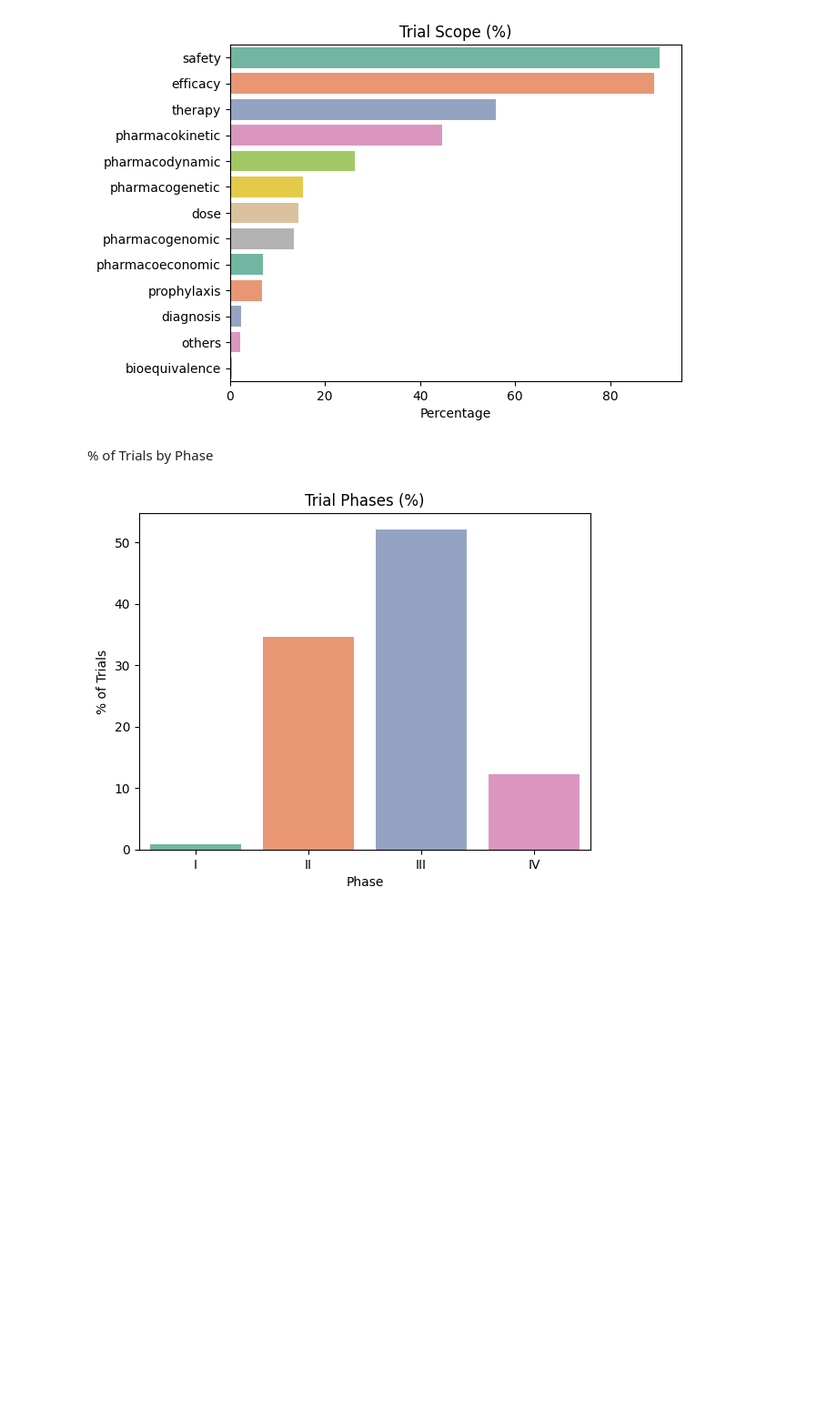
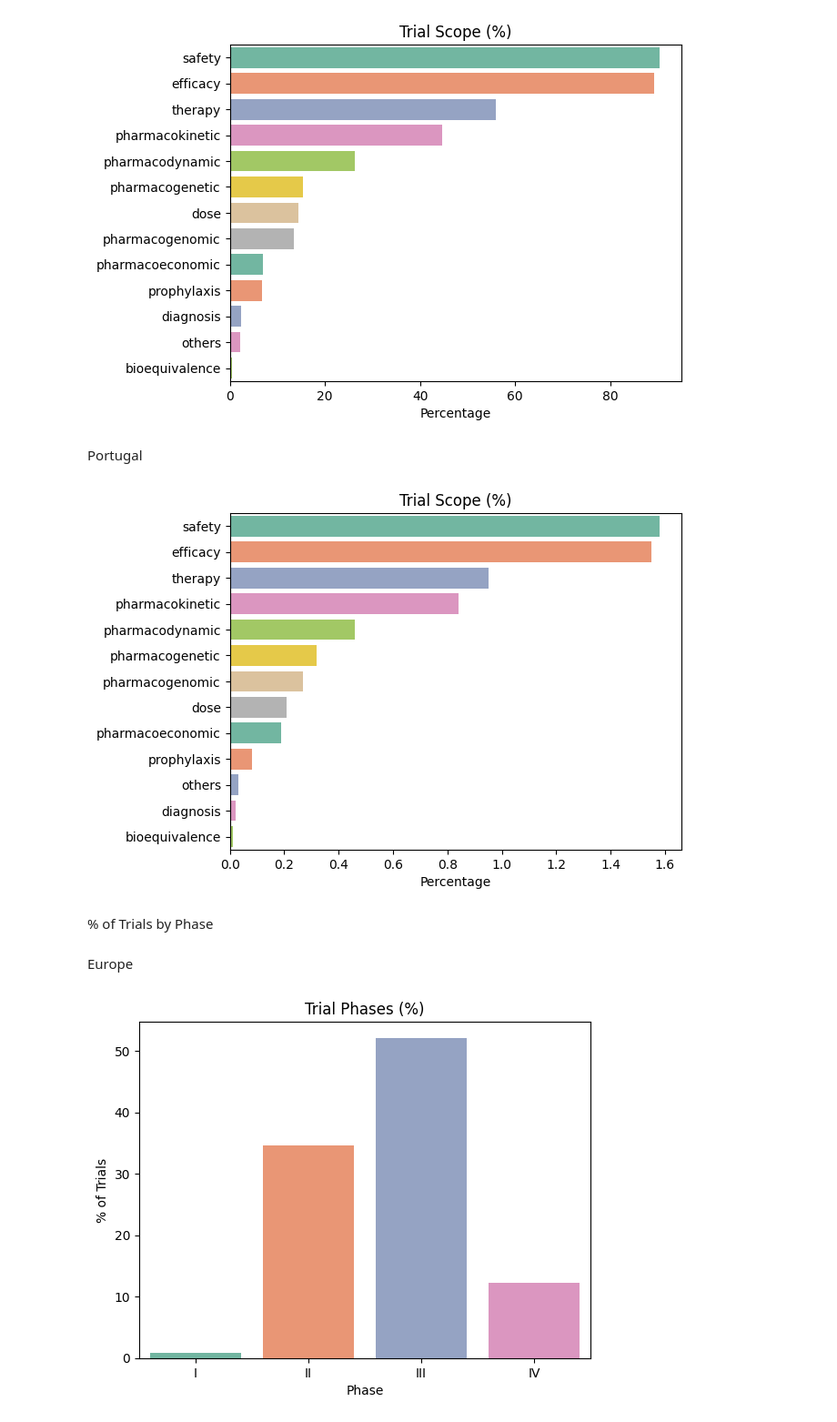
Before and after one commit to DiogoPF/Programming-Project, a Jupyter notebook: Data Cleaning NBs/Data_viz.ipynb, the cells around one changed output. Shown at 91% size. Cells and saved outputs as stored; diff of their text form; code cells hidden in the pictures; blank space fills up the shorter version.

```diff
--- a/Data Cleaning NBs/Data_viz.ipynb
+++ b/Data Cleaning NBs/Data_viz.ipynb
@@ -83,0 +122,5 @@ Name: topic_category, dtype: float64
+# %%
+trials_pt.topic_category.fillna('Not possible to specify', inplace=True)
+
+categories_percnt = round(trials_pt.topic_category.value_counts() / len(trials_pt) * 100,2)
+categories_percnt
@@ -112,0 +171,9 @@ Name: topic_sub_category, dtype: float64
+# %%
+trials_pt.topic_sub_category.fillna('Not possible to specify', inplace=True)
+
+sub_categories_percnt =  round(trials_pt.topic_sub_category.value_counts() / len(trials_pt) * 100,2)
+
+print('Subcategories MORE Studied\n')
+print(sub_categories_percnt[:6])
+print('\nSubcategories LESS Studied\n')
+sub_categories_percnt[-5:]
@@ -132,8 +223,32 @@ plt.ylabel('')
 plt.show()
 # %% [output]
 [figure]
+# %% [markdown]
+Portugal
+# %%
+trials_pt.scope.value_counts()
+
+cols = trials_pt.loc[:, trials_pt.columns.str.contains('_scope')]
+category_percentage = {}
+
+for col in cols.columns:
+    category = col.split('_')[0]
+    percentage = round((cols[col] == 'Yes').sum() * 100 / len(trials),2)
+    category_percentage[category] = percentage
+
+df = pd.DataFrame(category_percentage.items(), columns=['Scope', 'Percentage'])
+df = df.sort_values('Percentage', ascending=False)
+
+sns.barplot(data=df, x='Percentage', y='Scope',palette='Set2')
+plt.title('Trial Scope (%)')
+plt.ylabel('')
+plt.show()
+# %% [output]
+[figure, added]
 # %% [markdown]
 % of Trials by Phase
+# %% [markdown]
+Europe
 # %%
 phase_perct = round(trials.phase.value_counts() / len(trials) *100,2)
 
```
Also changed, not shown: parts of 21 cells of this notebook.
